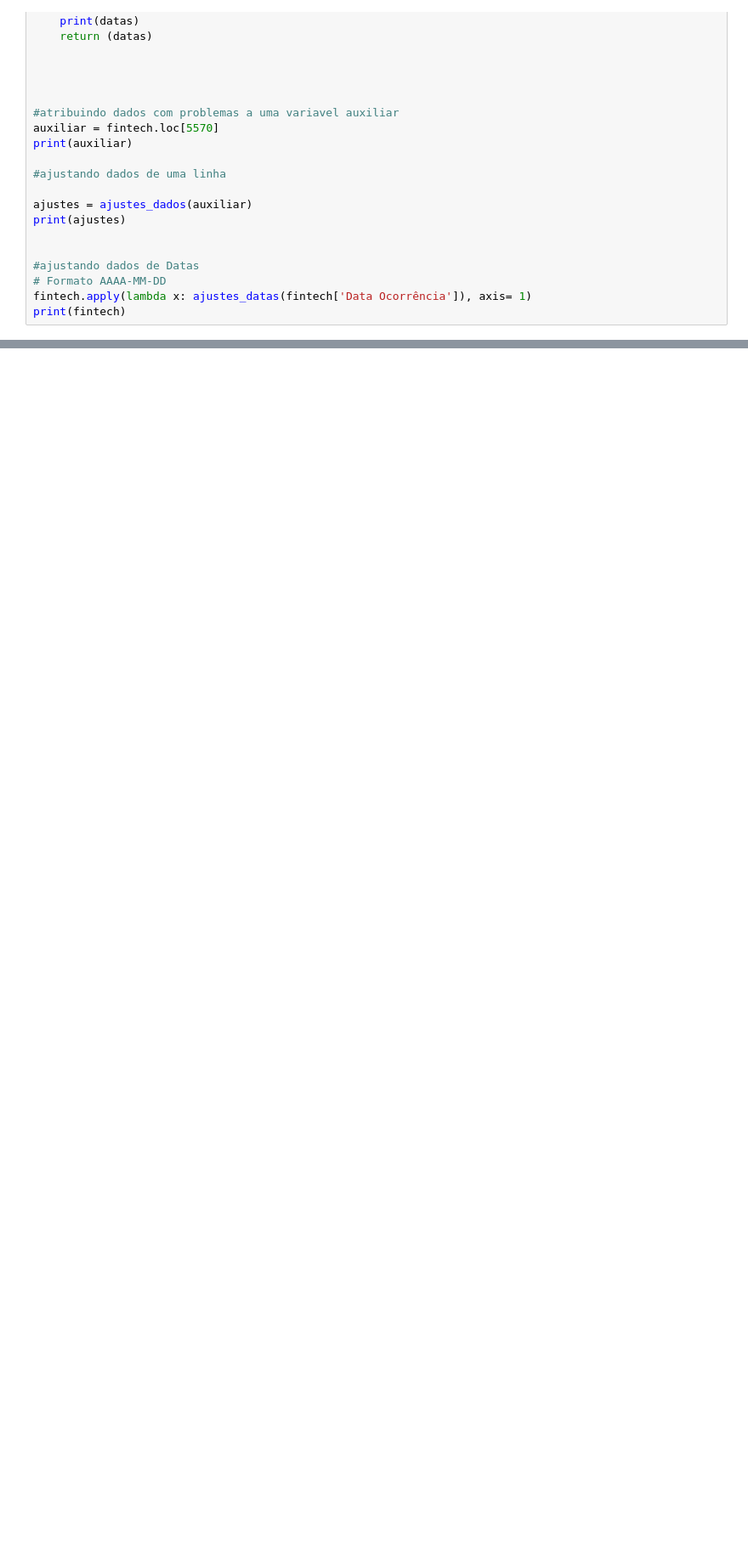
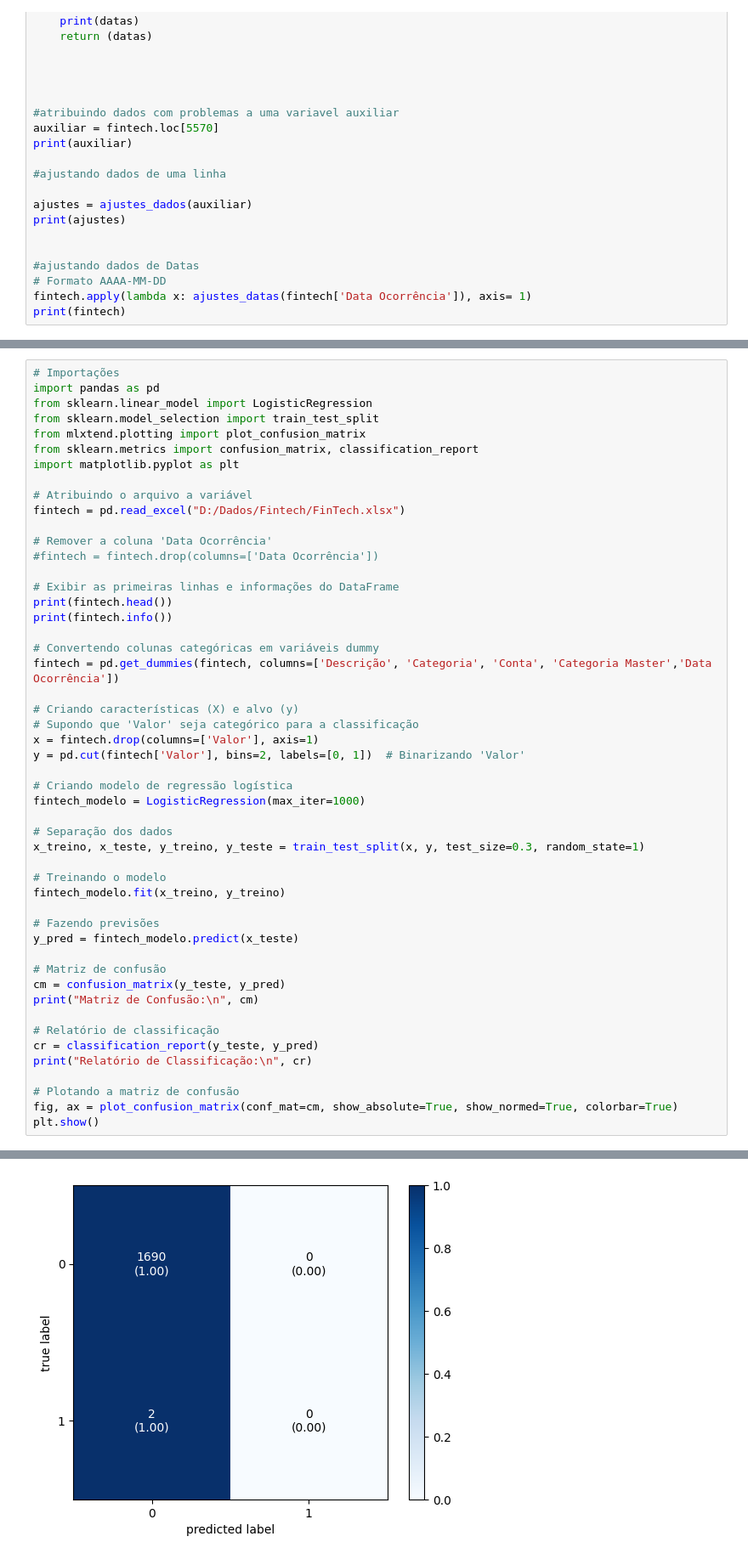
Before and after one commit to eltongaspar/python, a Jupyter notebook: #adatec - 01.ipynb, the cells around one changed output, grey strips where cells are left out. Shown at 85% size. Saved outputs shown, nothing was run; the diff lists cells and outputs as text; blank space fills up the shorter version.

```diff
--- a/#adatec - 01.ipynb
+++ b/#adatec - 01.ipynb
@@ -353,0 +566,51 @@ sns.pairplot(titanic)
+# %%
+# Importações
+import pandas as pd
+from sklearn.linear_model import LogisticRegression
+from sklearn.model_selection import train_test_split
+from mlxtend.plotting import plot_confusion_matrix
+from sklearn.metrics import confusion_matrix, classification_report
+import matplotlib.pyplot as plt
+
+# Atribuindo o arquivo a variável
+fintech = pd.read_excel("D:/Dados/Fintech/FinTech.xlsx")
+
+# Remover a coluna 'Data Ocorrência'
+#fintech = fintech.drop(columns=['Data Ocorrência'])
+
+# Exibir as primeiras linhas e informações do DataFrame
+print(fintech.head())
+print(fintech.info())
+
+# Convertendo colunas categóricas em variáveis dummy
+fintech = pd.get_dummies(fintech, columns=['Descrição', 'Categoria', 'Conta', 'Categoria Master','Data Ocorrência'])
+
+# Criando características (X) e alvo (y)
+# Supondo que 'Valor' seja categórico para a classificação
+x = fintech.drop(columns=['Valor'], axis=1)
+y = pd.cut(fintech['Valor'], bins=2, labels=[0, 1])  # Binarizando 'Valor'
+
+# Criando modelo de regressão logística
+fintech_modelo = LogisticRegression(max_iter=1000)
+
+# Separação dos dados
+x_treino, x_teste, y_treino, y_teste = train_test_split(x, y, test_size=0.3, random_state=1)
+
+# Treinando o modelo
+fintech_modelo.fit(x_treino, y_treino)
+
+# Fazendo previsões
+y_pred = fintech_modelo.predict(x_teste)
+
+# Matriz de confusão
+cm = confusion_matrix(y_teste, y_pred)
+print("Matriz de Confusão:\n", cm)
+
+# Relatório de classificação
+cr = classification_report(y_teste, y_pred)
+print("Relatório de Classificação:\n", cr)
+
+# Plotando a matriz de confusão
+fig, ax = plot_confusion_matrix(conf_mat=cm, show_absolute=True, show_normed=True, colorbar=True)
+plt.show()
+# %% [output]
@@ -353,0 +634 @@ sns.pairplot(titanic)
+[figure, added]
```
Also changed, not shown: parts of 6 cells of this notebook.
